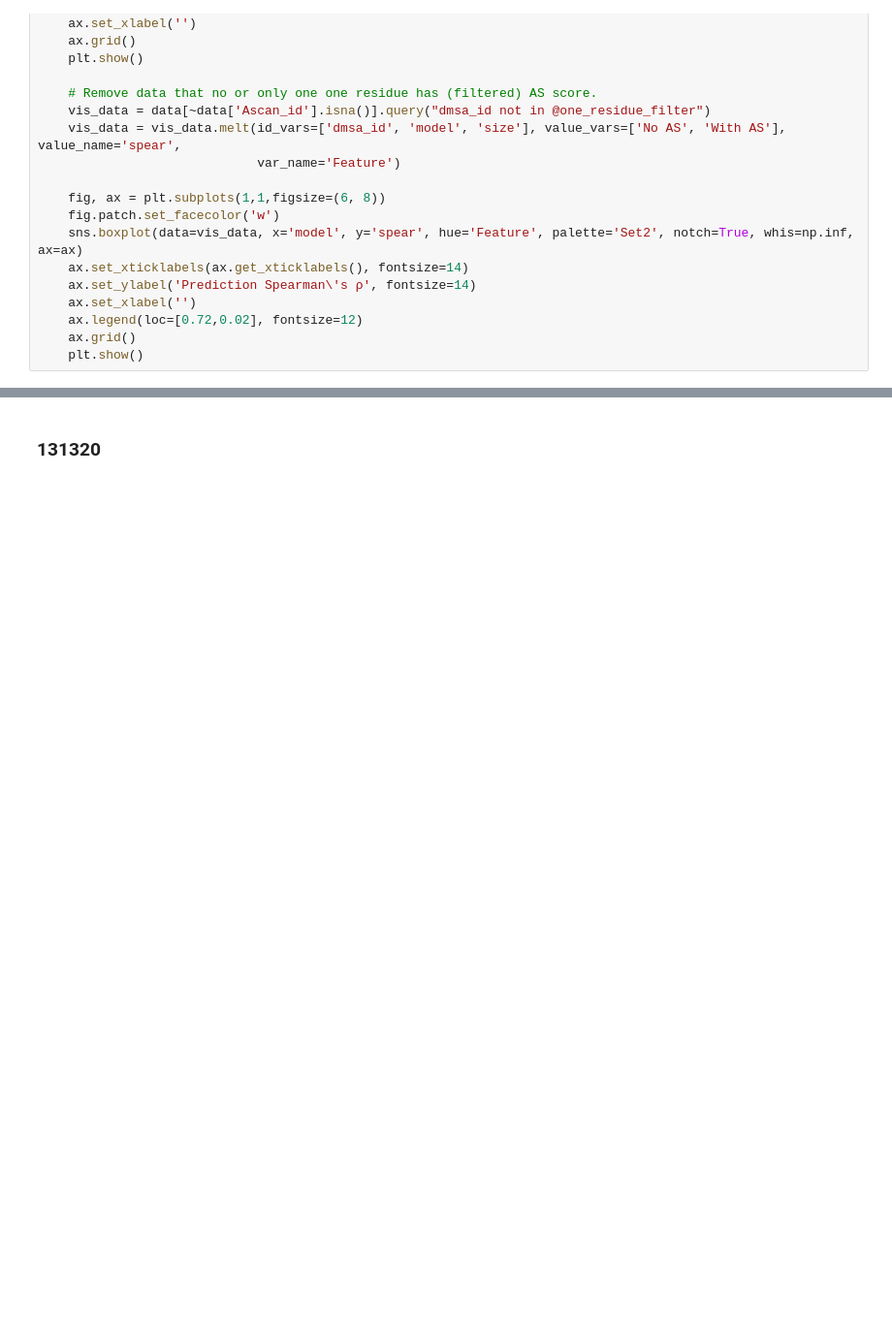
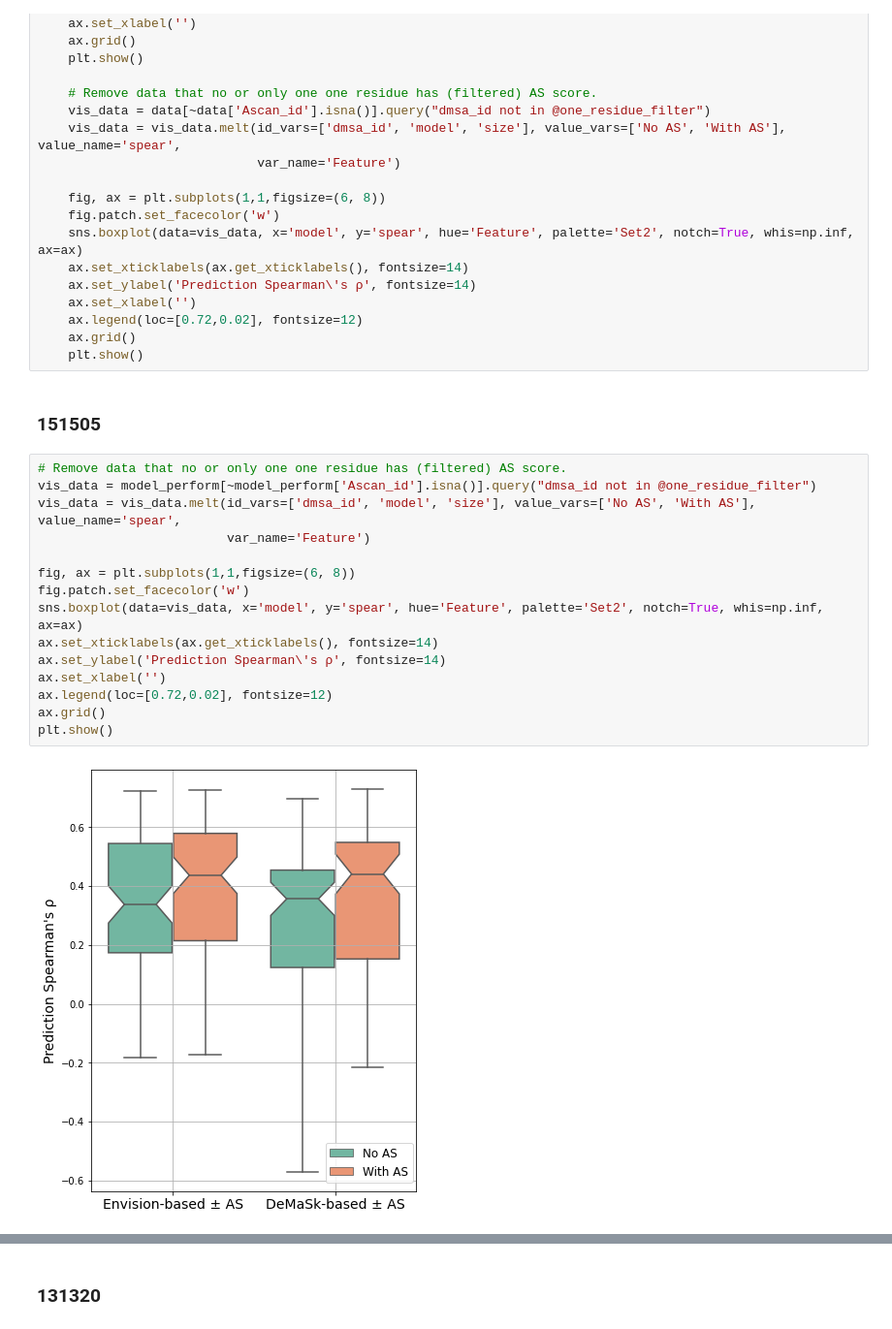
Before and after one commit to PapenfussLab/DMS_with_Alanine_scan, a Jupyter notebook: jupyter_code/P3_Alternative_modelling_options.ipynb, the cells around one changed output, grey strips where cells are left out. Shown at 97% size. Cells and saved outputs as stored; diff of their text form; blank space fills up the shorter version.

```diff
--- a/jupyter_code/P3_Alternative_modelling_options.ipynb
+++ b/jupyter_code/P3_Alternative_modelling_options.ipynb
@@ -695,3 +729,22 @@ def foo_run_perf(data):
     ax.legend(loc=[0.72,0.02], fontsize=12)
     ax.grid()
     plt.show()
+# %% [markdown]
+### 151505
+# %%
+# Remove data that no or only one one residue has (filtered) AS score.
+vis_data = model_perform[~model_perform['Ascan_id'].isna()].query("dmsa_id not in @one_residue_filter")
+vis_data = vis_data.melt(id_vars=['dmsa_id', 'model', 'size'], value_vars=['No AS', 'With AS'], value_name='spear',
+                         var_name='Feature')
+
+fig, ax = plt.subplots(1,1,figsize=(6, 8))
+fig.patch.set_facecolor('w')
+sns.boxplot(data=vis_data, x='model', y='spear', hue='Feature', palette='Set2', notch=True, whis=np.inf, ax=ax)
+ax.set_xticklabels(ax.get_xticklabels(), fontsize=14)
+ax.set_ylabel('Prediction Spearman\'s ρ', fontsize=14)
+ax.set_xlabel('')
+ax.legend(loc=[0.72,0.02], fontsize=12)
+ax.grid()
+plt.show()
+# %% [output]
+[figure, added]
```
Also changed, not shown: parts of 94 cells of this notebook, 6 other files.
